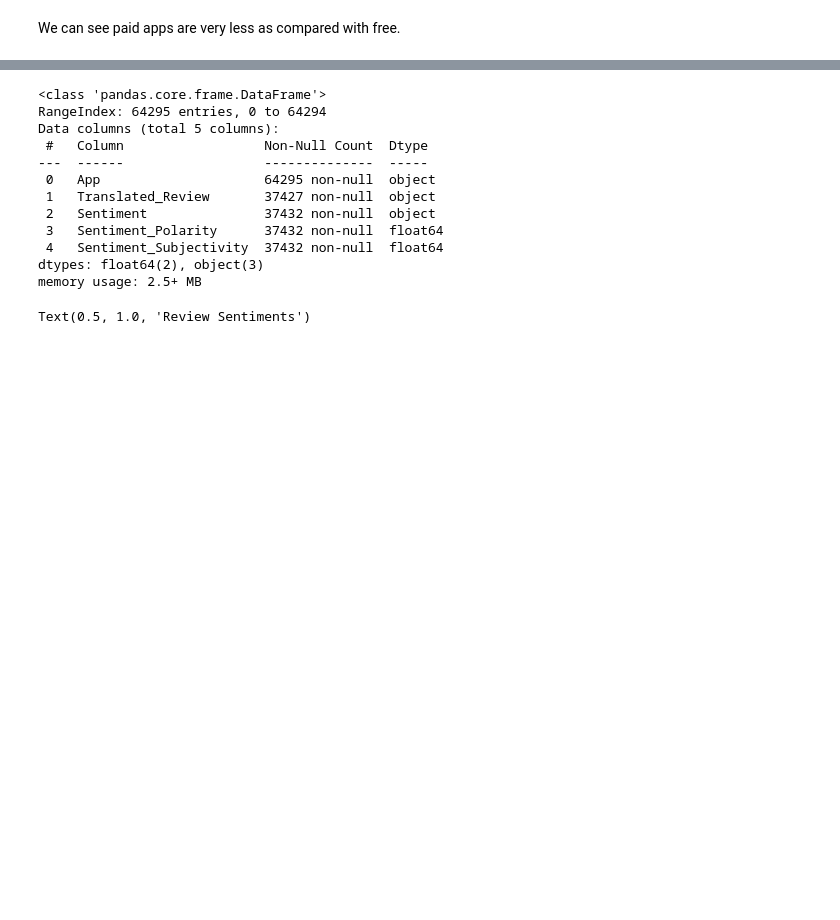
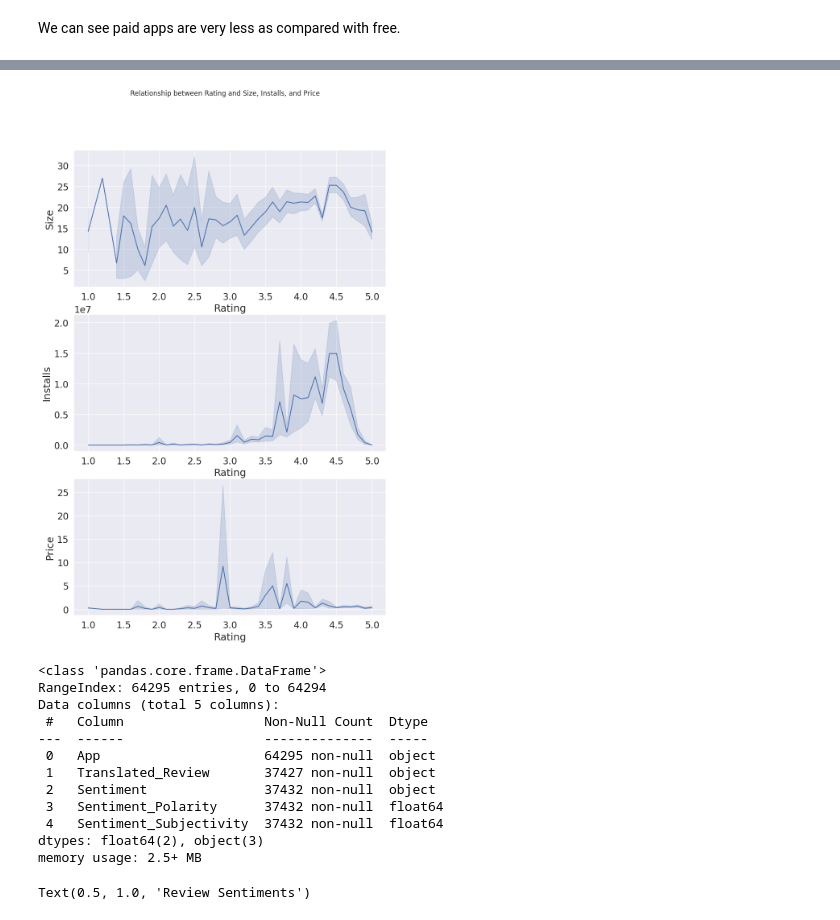
Before and after one commit to MijulSaxena/EDA-project-on-Gooogle-playstore., a Jupyter notebook: Play_Store_App_Review_Analysis_Capstone_Project_by_Mijul_Saxena.ipynb, the cells around one changed output, grey strips where cells are left out. Cells and saved outputs as stored; diff of their text form; code cells hidden in the pictures; blank space fills up the shorter version.

```diff
--- a/Play_Store_App_Review_Analysis_Capstone_Project_by_Mijul_Saxena.ipynb
+++ b/Play_Store_App_Review_Analysis_Capstone_Project_by_Mijul_Saxena.ipynb
@@ -459,3 +456,29 @@ sns.scatterplot(play_store_data['Size'], play_store_data['Rating'], hue=play_sto
+# %%
+# Creating subplots
+fig, axs = plt.subplots(nrows=3, ncols=1, figsize=(10, 15))
+
+# Create line plot for Rating column
+sns.lineplot(data=play_store_data, x="Rating", y="Size", ax=axs[0])
+axs[0].set_xlabel("Rating")
+axs[0].set_ylabel("Size")
+
+# Create line plot for Installs column
+sns.lineplot(data=play_store_data, x="Rating", y="Installs", ax=axs[1])
+axs[1].set_xlabel("Rating")
+axs[1].set_ylabel("Installs")
+
+# Create line plot for Price column
+sns.lineplot(data=play_store_data, x="Rating", y="Price", ax=axs[2])
+axs[2].set_xlabel("Rating")
+axs[2].set_ylabel("Price")
+
+# Add title for the whole plot
+fig.suptitle("Relationship between Rating and Size, Installs, and Price")
+
+# Show the plot
+plt.show()
+# %% [output]
+[figure, added]
 # %%
 user_reviews.info()
 # %% [output]
```
Also changed, not shown: parts of 28 cells of this notebook.
